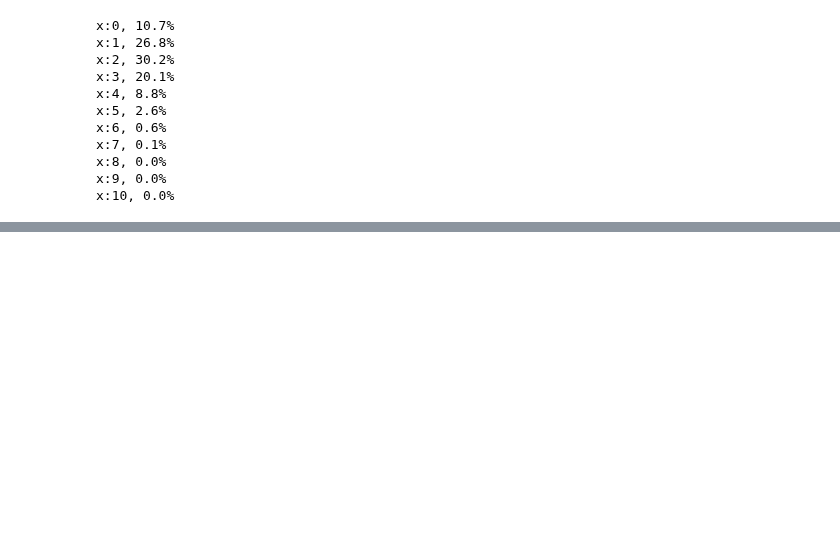
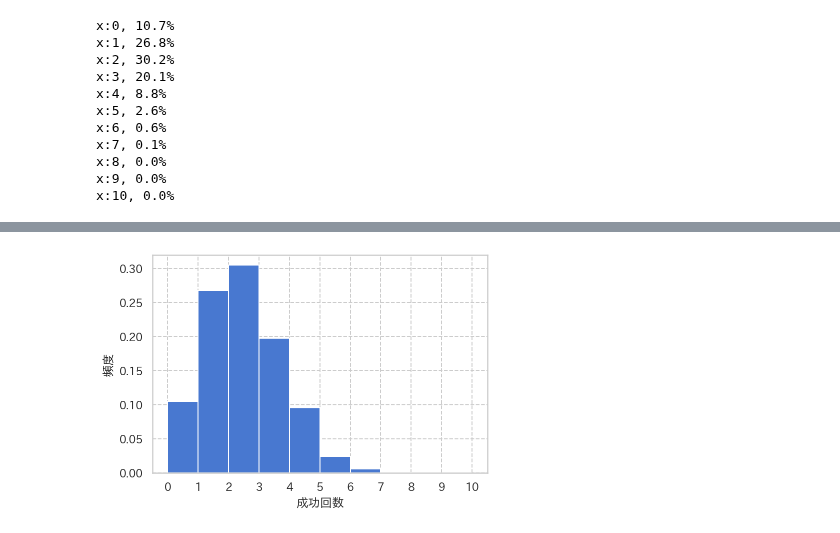
Before and after one commit to zfukuoka/Copying_a_sutra, a Jupyter notebook: SoftwareDesign202010_01/SoftwareDesign202010_0103.ipynb, the cells around one changed output, grey strips where cells are left out. Saved outputs shown, nothing was run; the diff lists cells and outputs as text; code cells hidden in the pictures; blank space fills up the shorter version.

```diff
--- a/SoftwareDesign202010_01/SoftwareDesign202010_0103.ipynb
+++ b/SoftwareDesign202010_01/SoftwareDesign202010_0103.ipynb
@@ -120,0 +131,21 @@ x:10, 0.0%
+# %%
+# コード9: 二項分布のシミュレーション
+from scipy.stats import bernoulli
+np.random.seed(71)
+# ベルヌーイ分布に従う乱数を生成
+def gen_bern_var(n, p):
+  return np.sum(bernoulli.rvs(p, size=n))
+
+n_trial = 10000
+n = 10
+p = 0.2
+result = []
+for i in range(n_trial):
+  result += [gen_bern_var(n=n, p=p)]
+plt.hist(result, bins=range(n+1),density=True)
+plt.xticks(range(n+1))
+plt.xlabel("成功回数")
+plt.ylabel("頻度")
+plt.show()
+# %% [output]
+[figure, added]
```
Also changed, not shown: parts of 3 cells of this notebook.
